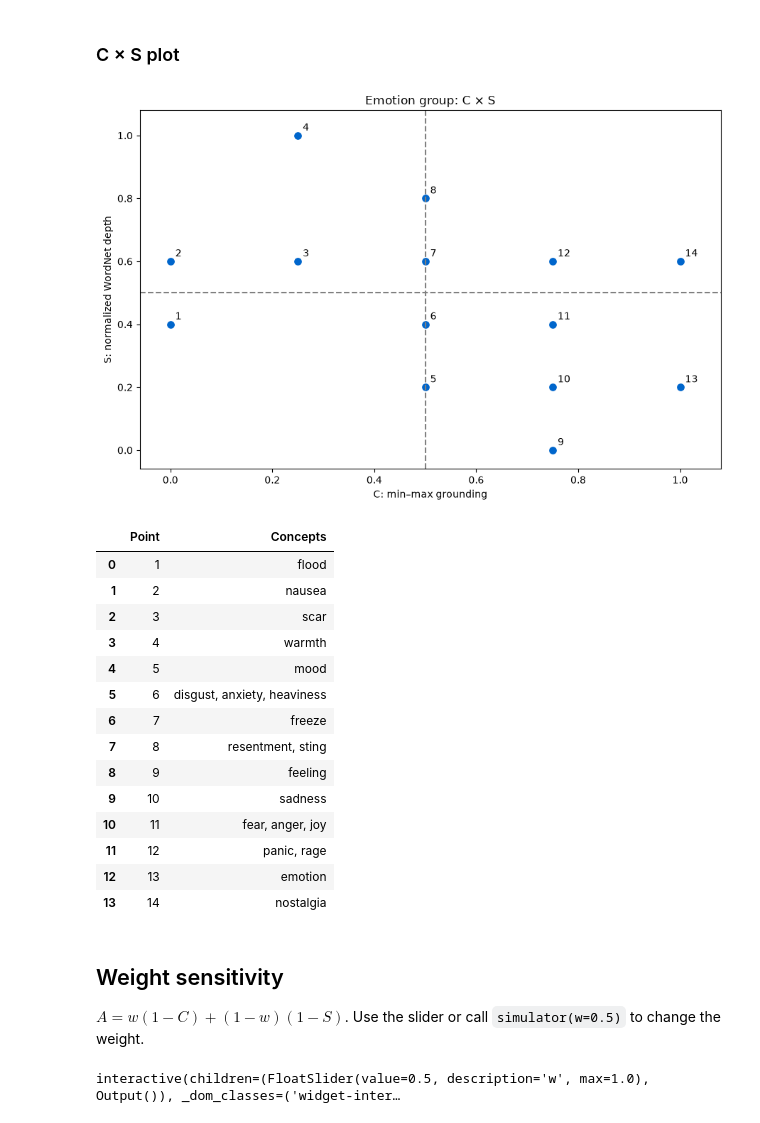
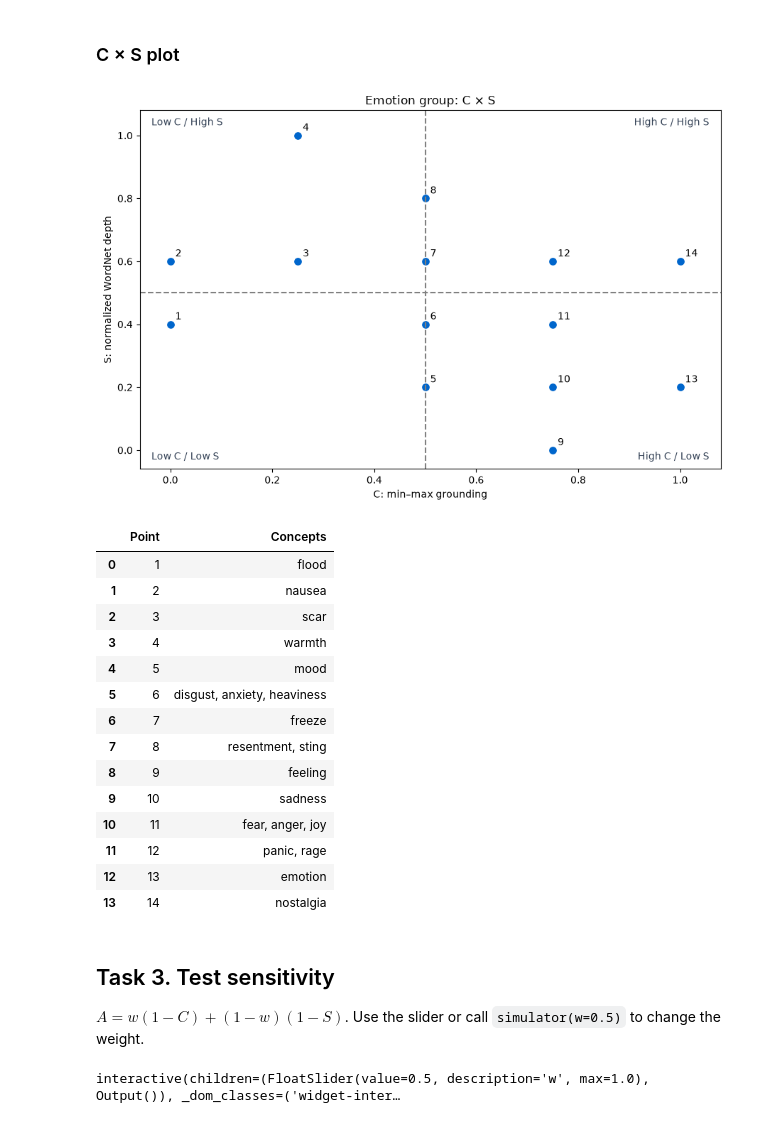
Before and after one commit to nnevdokimov/embodied-ai-emotion-homework, a Jupyter notebook: HA1_Emotion/HA1_simulator.ipynb, the cells around one changed output. Drawn from its saved outputs; the diff is of its cells as text; code cells hidden in the pictures.

```diff
--- a/HA1_Emotion/HA1_simulator.ipynb
+++ b/HA1_Emotion/HA1_simulator.ipynb
@@ -337,0 +345,10 @@ low C / low S      1
+# %%
+data['C_raw'], data['C_norm'] = compute_C(data)
+data['S_raw'], data['S_norm'] = compute_S(data)
+for w in [0.2, 0.5, 0.8]:
+    data[f'A_{w}'] = abstractness(data['C_norm'], data['S_norm'], w)
+
+data['quadrant'] = [quadrant(c, s) for c, s in zip(data['C_norm'], data['S_norm'])]
+result_columns = ['term', 'C_raw', 'C_norm', 'S_raw', 'S_norm', 'A_0.2', 'A_0.5', 'A_0.8']
+display(data[result_columns].round(3))
+print(data['quadrant'].value_counts().to_string())
@@ -340,27 +375,42 @@ low C / low S      1
 # %%
 # Number tied points and keep the word list next to the plot
 fig, ax = plt.subplots(figsize=(9, 6))
 point_key = []
-for number, ((c, s), group) in enumerate(
-    data.groupby(['C_norm', 'S_norm'], sort=True), start=1
-):
+for number, ((c, s), group) in enumerate(data.groupby(['C_norm', 'S_norm'], sort=True), start=1):
     ax.scatter(c, s, s=45, color='#0066CC')
     ax.annotate(str(number), (c, s), xytext=(5, 5), textcoords='offset points')
     point_key.append({'Point': number, 'Concepts': ', '.join(group['term'])})
 
 ax.axvline(0.5, color='gray', linestyle='--')
 ax.axhline(0.5, color='gray', linestyle='--')
+quadrant_labels = [
+    (0.02, 0.98, 'Low C / High S', 'left', 'top'),
+    (0.98, 0.98, 'High C / High S', 'right', 'top'),
+    (0.02, 0.02, 'Low C / Low S', 'left', 'bottom'),
+    (0.98, 0.02, 'High C / Low S', 'right', 'bottom'),
+]
+for x, y, label, horizontal, vertical in quadrant_labels:
+    ax.text(
+        x,
+        y,
+        label,
+        transform=ax.transAxes,
+        ha=horizontal,
+        va=vertical,
+        fontsize=10,
+        color='#334155',
+    )
 ax.set_xlabel('C: min–max grounding')
 ax.set_ylabel('S: normalized WordNet depth')
 ax.set_title('Emotion group: C × S')
 ax.set_xlim(-0.06, 1.08)
 ax.set_ylim(-0.06, 1.08)
 plt.tight_layout()
 plt.savefig('scatter.png', dpi=160)
 plt.show()
 display(pd.DataFrame(point_key))
 # %% [output]
-[figure, old version]
+[figure, new version]
 |  | Point | Concepts |
 | 0 | 1 | flood |
 | 1 | 2 | nausea |
@@ -377,7 +427,7 @@ display(pd.DataFrame(point_key))
 | 12 | 13 | emotion |
 | 13 | 14 | nostalgia |
 # %% [markdown]
-## Weight sensitivity
+## Task 3. Test sensitivity
 
 $A = w(1-C) + (1-w)(1-S)$. Use the slider or call `simulator(w=0.5)` to change the weight.
 # %%
```
Also changed, not shown: parts of 31 cells of this notebook, 3 other files.
